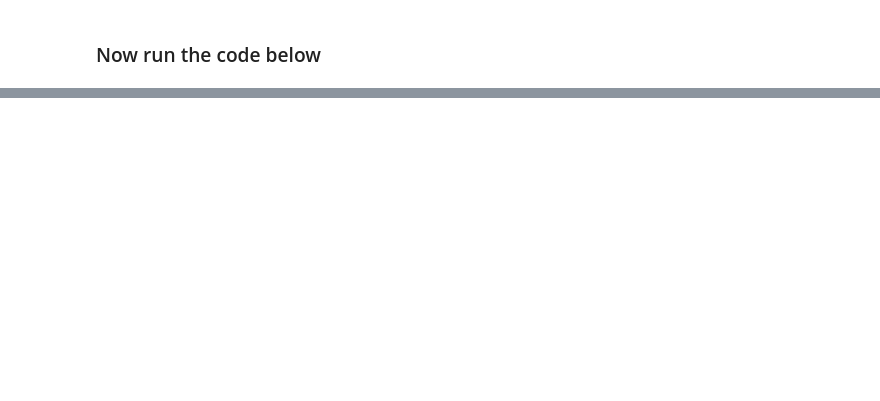
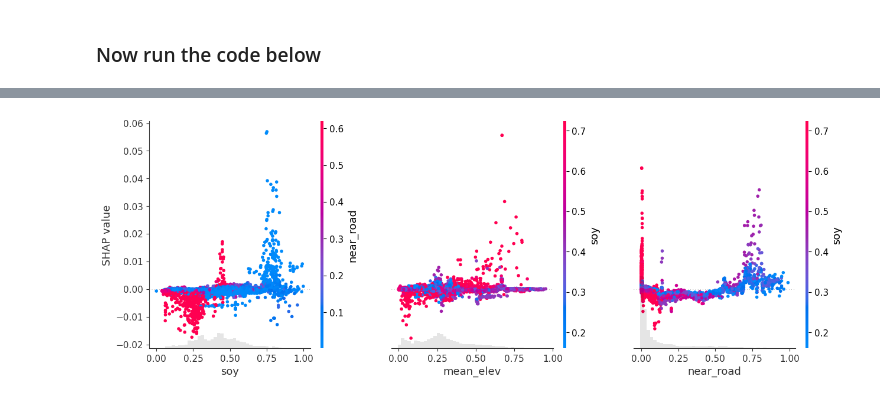
Before and after one commit to agpo-ilr-uni-bonn/PromotionskollegModule6800_2024, a Jupyter notebook: 6800_Day4_5.ipynb, the cells around one changed output, grey strips where cells are left out. Saved outputs shown, nothing was run; the diff lists cells and outputs as text; code cells hidden in the pictures; blank space fills up the shorter version.

```diff
--- a/6800_Day4_5.ipynb
+++ b/6800_Day4_5.ipynb
@@ -568,4 +658,0 @@ shap.plots.beeswarm(shap_values['defor_2018']['wdpa_2017'])
-# %%
-
-shap_values = est1.shap_values(X_train[:1000],feature_names=lstX)
-shap.plots.beeswarm(shap_values['defor_2018']['wdpa_2017'])
@@ -573,0 +668,5 @@ ax
+# %%
+# TODO think about if this is actually useful
+shap.plots.scatter(shap_values['defor_2018']['wdpa_2017'], color=shap_values['defor_2018']['wdpa_2017'])
+# %% [output]
+[figure, added]
```
Also changed, not shown: parts of 26 cells of this notebook.
